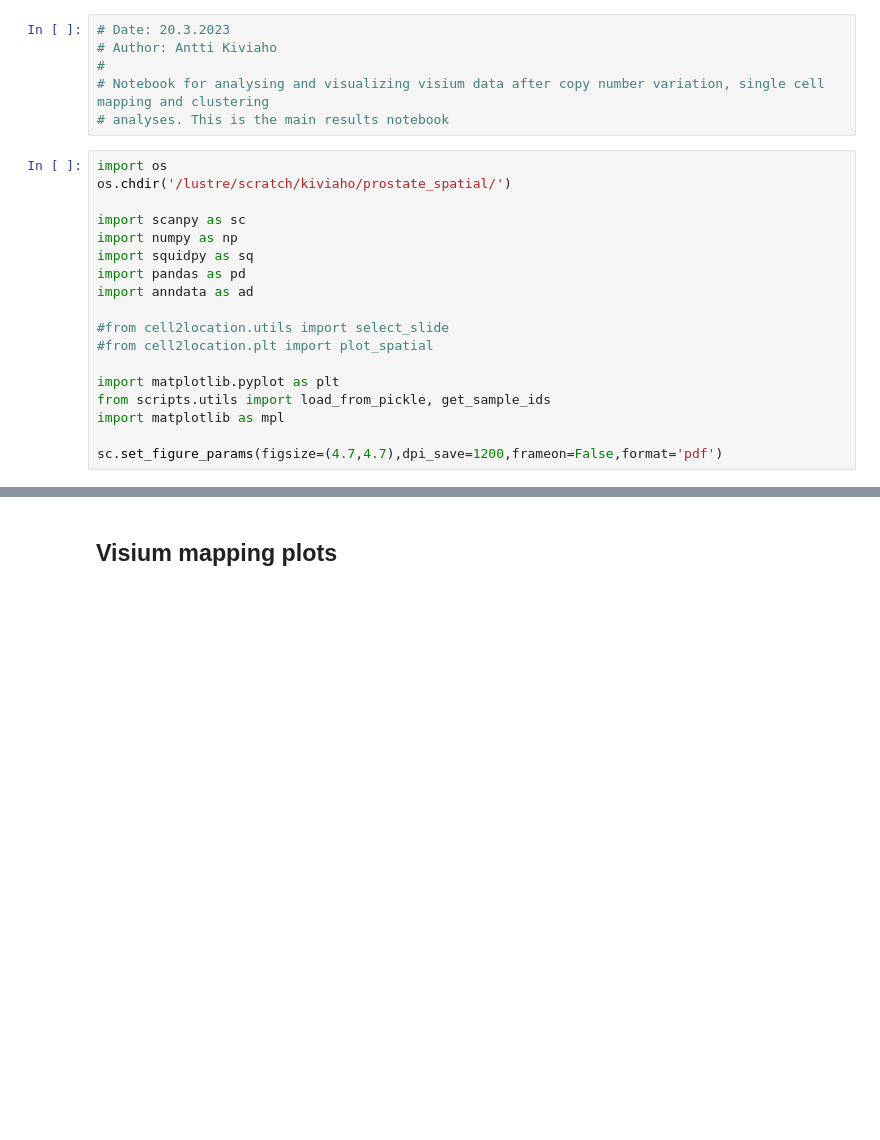
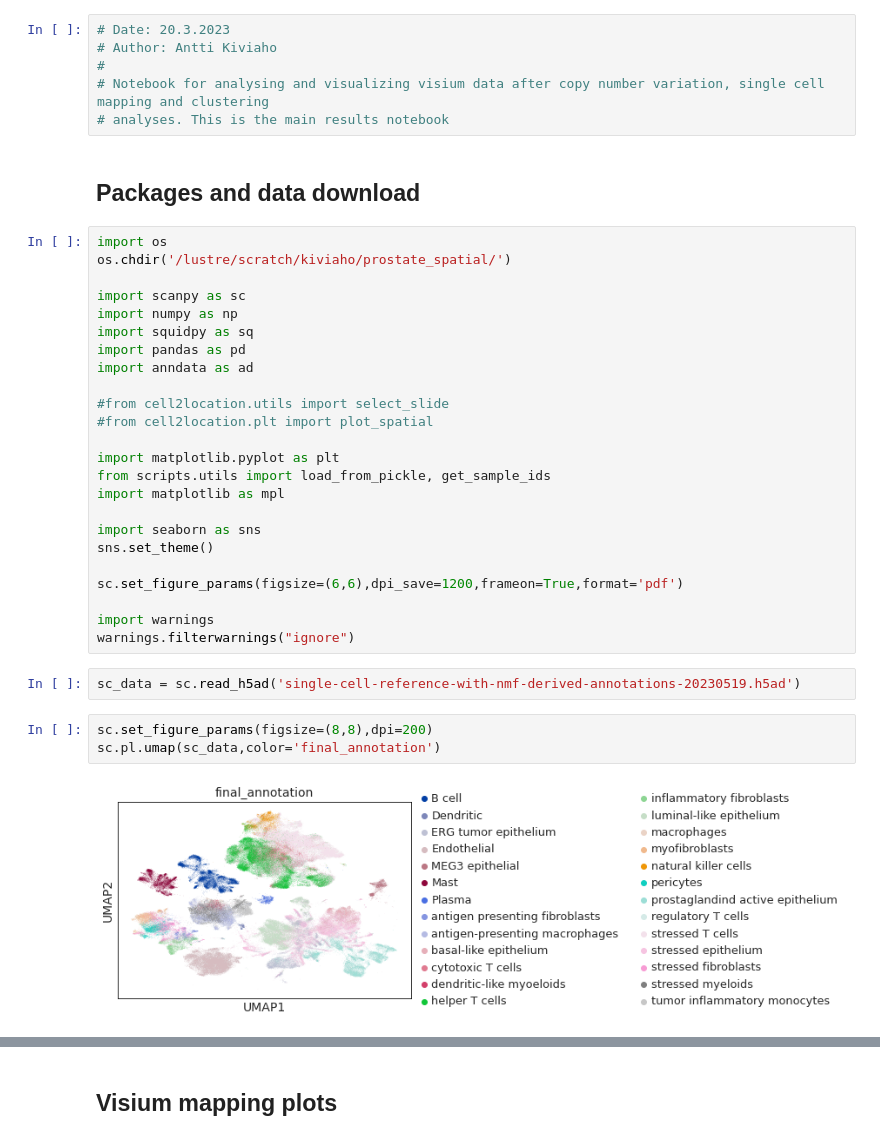
Before and after one commit to akiviaho/spatial, a Jupyter notebook: notebooks/spatial-post-c2l-mapping.ipynb, the cells around one changed output, grey strips where cells are left out. Drawn from its saved outputs; the diff is of its cells as text; blank space fills up the shorter version.

Commit message:
refined single-cell data cell type annotations and downstream nmf

```diff
--- a/notebooks/spatial-post-c2l-mapping.ipynb
+++ b/notebooks/spatial-post-c2l-mapping.ipynb
@@ -4,6 +4,8 @@
 #
 # Notebook for analysing and visualizing visium data after copy number variation, single cell mapping and clustering
 # analyses. This is the main results notebook
+# %% [markdown]
+## Packages and data download
 # %%
 import os
 os.chdir('/lustre/scratch/kiviaho/prostate_spatial/')
@@ -21,6 +23,19 @@ import matplotlib.pyplot as plt
 from scripts.utils import load_from_pickle, get_sample_ids
 import matplotlib as mpl
 
-sc.set_figure_params(figsize=(4.7,4.7),dpi_save=1200,frameon=False,format='pdf')
+import seaborn as sns
+sns.set_theme()
+
+sc.set_figure_params(figsize=(6,6),dpi_save=1200,frameon=True,format='pdf')
+
+import warnings
+warnings.filterwarnings("ignore")
+# %%
+sc_data = sc.read_h5ad('single-cell-reference-with-nmf-derived-annotations-20230519.h5ad')
+# %%
+sc.set_figure_params(figsize=(8,8),dpi=200)
+sc.pl.umap(sc_data,color='final_annotation')
+# %% [output]
+[figure, added]
 # %%
 # Download data and format cell2location mapping results into obs columns in both aggregated adata and individual slides
```
Also changed, not shown: parts of 60 cells of this notebook, 7 other files.
